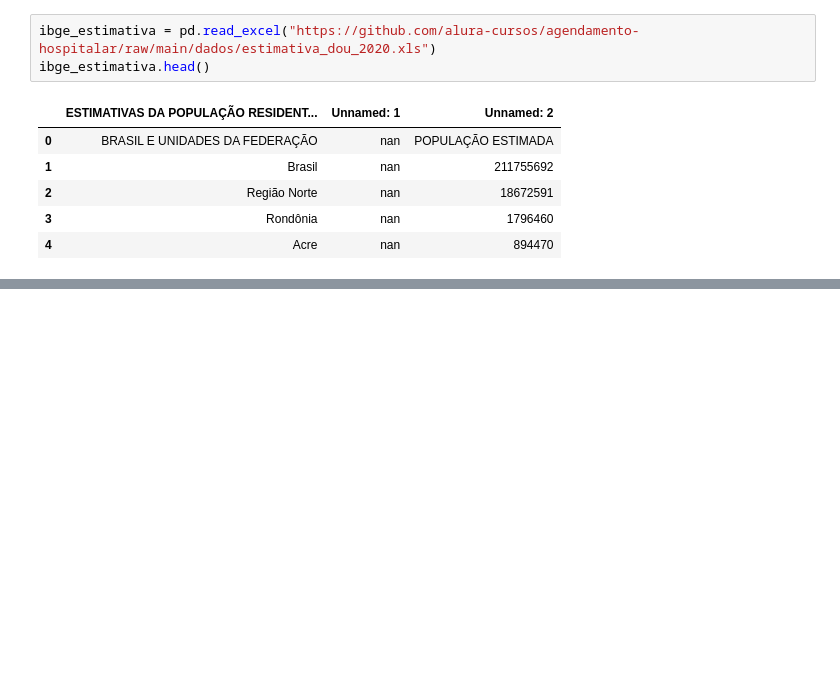
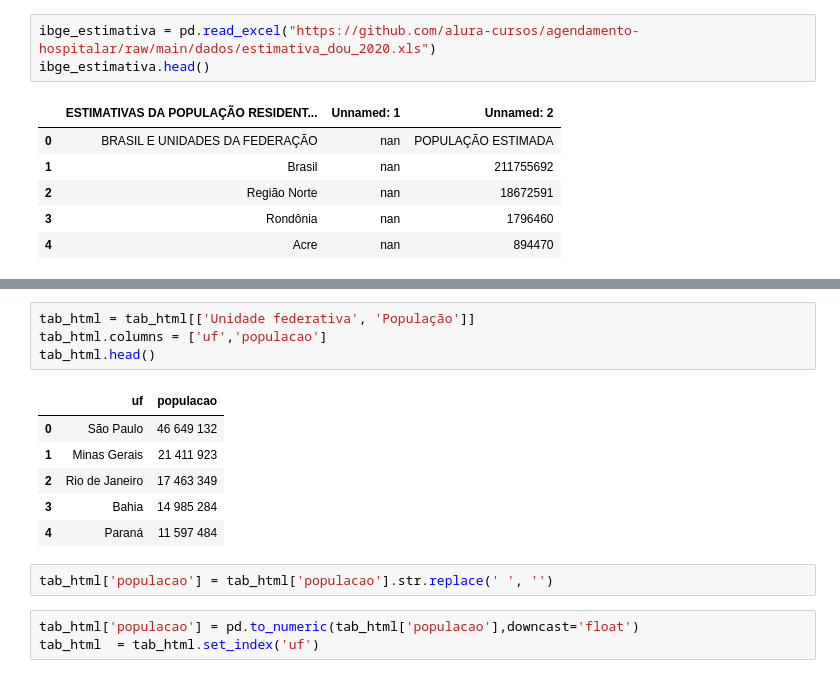
Before and after one commit to ricardosaj/Bootcamp-Data-Science-Alura, a Jupyter notebook: Aula02_Tratamento,_exploração_e_visualização_de_dados.ipynb, the cells around one changed output, grey strips where cells are left out. Cells and saved outputs as stored; diff of their text form; blank space fills up the shorter version.

```diff
--- a/Aula02_Tratamento,_exploração_e_visualização_de_dados.ipynb
+++ b/Aula02_Tratamento,_exploração_e_visualização_de_dados.ipynb
@@ -700,0 +679,16 @@ AttributeError: ignored
+# %%
+tab_html = tab_html[['Unidade federativa', 'População']]
+tab_html.columns = ['uf','populacao']
+tab_html.head()
+# %% [output]
+|  | uf | populacao |
+| 0 | São Paulo | 46 649 132 |
+| 1 | Minas Gerais | 21 411 923 |
+| 2 | Rio de Janeiro | 17 463 349 |
+| 3 | Bahia | 14 985 284 |
+| 4 | Paraná | 11 597 484 |
+# %%
+tab_html['populacao'] = tab_html['populacao'].str.replace(' ', '')
+# %%
+tab_html['populacao'] = pd.to_numeric(tab_html['populacao'],downcast='float')
+tab_html  = tab_html.set_index('uf')
```
Also changed, not shown: parts of 8 cells of this notebook.
